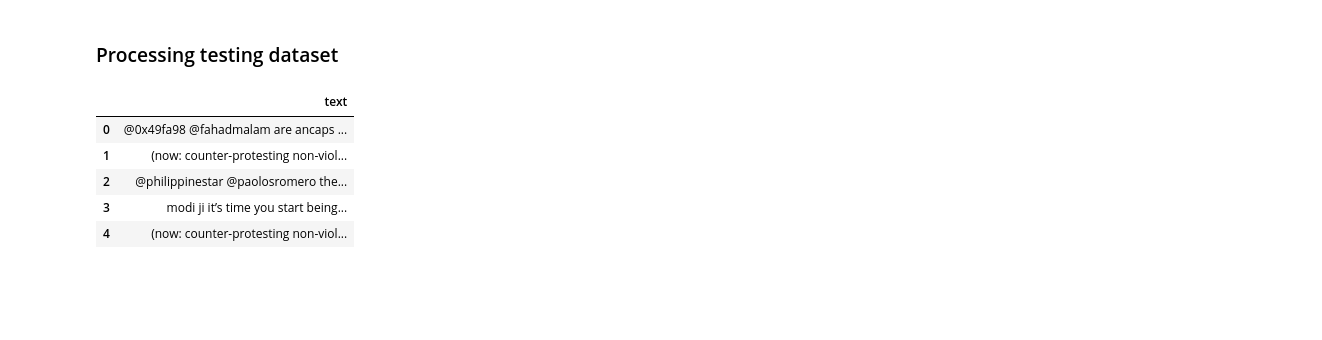
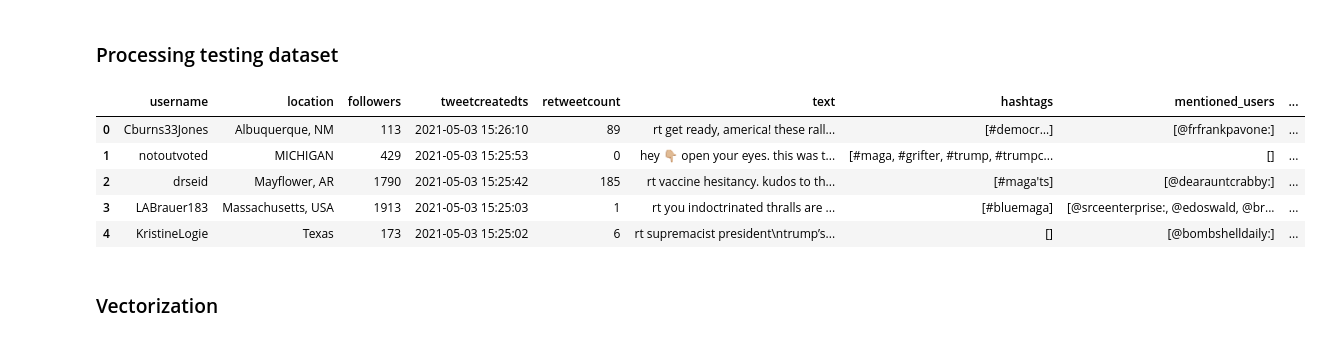
Before and after one commit to Maneesha24/Twitter-analysis-for-social-unrest, a Jupyter notebook: index.ipynb, the cells around one changed output. Drawn from its saved outputs; the diff is of its cells as text; code cells hidden in the pictures; blank space fills up the shorter version.

```diff
--- a/index.ipynb
+++ b/index.ipynb
@@ -66,0 +96,16 @@ def remove_hashtags(dataframe):
+# %%
+def remove_mentioned_users(dataframe):
+    result = []
+    for index, val in dataframe.iterrows():
+        processed_tweet = ''
+        mentioned_users = []
+        words = val['text'].split(' ')
+        for word in words:
+            if '@' not in word:
+                processed_tweet += f'{word} '
+            else:
+                mentioned_users.append(word)
+        dataframe.at[index,'text'] = processed_tweet
+        result.append(mentioned_users)
+
+    return result
@@ -70,10 +117,11 @@ def remove_hashtags(dataframe):
 from nltk.tokenize import word_tokenize
 
 def tokenize_words(dataframe):
+    dataframe['cleaned_text'] = ''
     for index, val in dataframe.iterrows():
          words = word_tokenize(val['text'])
          words = filter(lambda x: len(x) > 2, words)
-         dataframe.at[index,'text'] = ' '.join(words)
+         dataframe.at[index,'cleaned_text'] = ' '.join(words)
     return dataframe
 # %% [markdown]
 #### Removing stopwords
@@ -88,7 +136,7 @@ def remove_stopwords(dataframe):
         for word in words:
             if word not in stopwords_array:
                 text.append(word)
-        dataframe.at[index,'text'] = ' '.join(text)
+        dataframe.at[index,'cleaned_text'] = ' '.join(text)
     return dataframe
 # %% [markdown]
 #### Implementing stemming
@@ -101,6 +149,6 @@ def stemming(dataframe):
         words = val['text'].split(' ')
 
         text = [stemmer.stem(word) for word in words]
-        dataframe.at[index,'text'] = ' '.join(text)
+        dataframe.at[index,'cleaned_text'] = ' '.join(text)
 
     return dataframe
@@ -126,21 +193,27 @@ trainingData.head()
 # %% [markdown]
 ### Processing testing dataset
 # %%
-testData = pd.read_csv("data/protest.csv")
-testData = testData.loc[:, ['text']]
+testData = pd.read_csv("tweetsdata/gunnar.csv")
 testData = remove_duplicate_tweets(testData)
 testData = remove_empty_tweets(testData)
 testData = convert_to_lowercase(testData)
+testData = remove_empty_locations(testData)
 testData = remove_hyperlinks(testData)
-testData = remove_hashtags(testData)
+testData['hashtags'] = remove_hashtags(testData)
+testData['mentioned_users'] = remove_mentioned_users(testData)
+testData = tokenize_words(testData)
+testData = remove_stopwords(testData)
+testData = stemming(testData)
 
 testData.reset_index(inplace = True)
 testData.drop(['index'], axis = 1, inplace = True)
 testData.head()
 # %% [output]
-|  | text |
-| 0 | @0x49fa98 @fahadmalam are ancaps ... |
-| 1 | (now: counter-protesting non-viol... |
-| 2 | @philippinestar @paolosromero the... |
-| 3 | modi ji it’s time you start being... |
-| 4 | (now: counter-protesting non-viol... |
+|  | username | location | followers | tweetcreatedts | retweetcount | text | hashtags | mentioned_users | ... |
+| 0 | Cburns33Jones | Albuquerque, NM | 113 | 2021-05-03 15:26:10 | 89 | rt get ready, america! these rall... | [#democr…] | [@frfrankpavone:] | ... |
+| 1 | notoutvoted | MICHIGAN | 429 | 2021-05-03 15:25:53 | 0 | hey 👇🏼 open your eyes. this was t... | [#maga, #grifter, #trump, #trumpc... | [] | ... |
+| 2 | drseid | Mayflower, AR | 1790 | 2021-05-03 15:25:42 | 185 | rt vaccine hesitancy. kudos to th... | [#maga'ts] | [@dearauntcrabby:] | ... |
+| 3 | LABrauer183 | Massachusetts, USA | 1913 | 2021-05-03 15:25:03 | 1 | rt you indoctrinated thralls are ... | [#bluemaga] | [@srceenterprise:, @edoswald, @br... | ... |
+| 4 | KristineLogie | Texas | 173 | 2021-05-03 15:25:02 | 6 | rt supremacist president\ntrump’s... | [] | [@bombshelldaily:] | ... |
+# %% [markdown]
+### Vectorization
```
Also changed, not shown: parts of 23 cells of this notebook.
